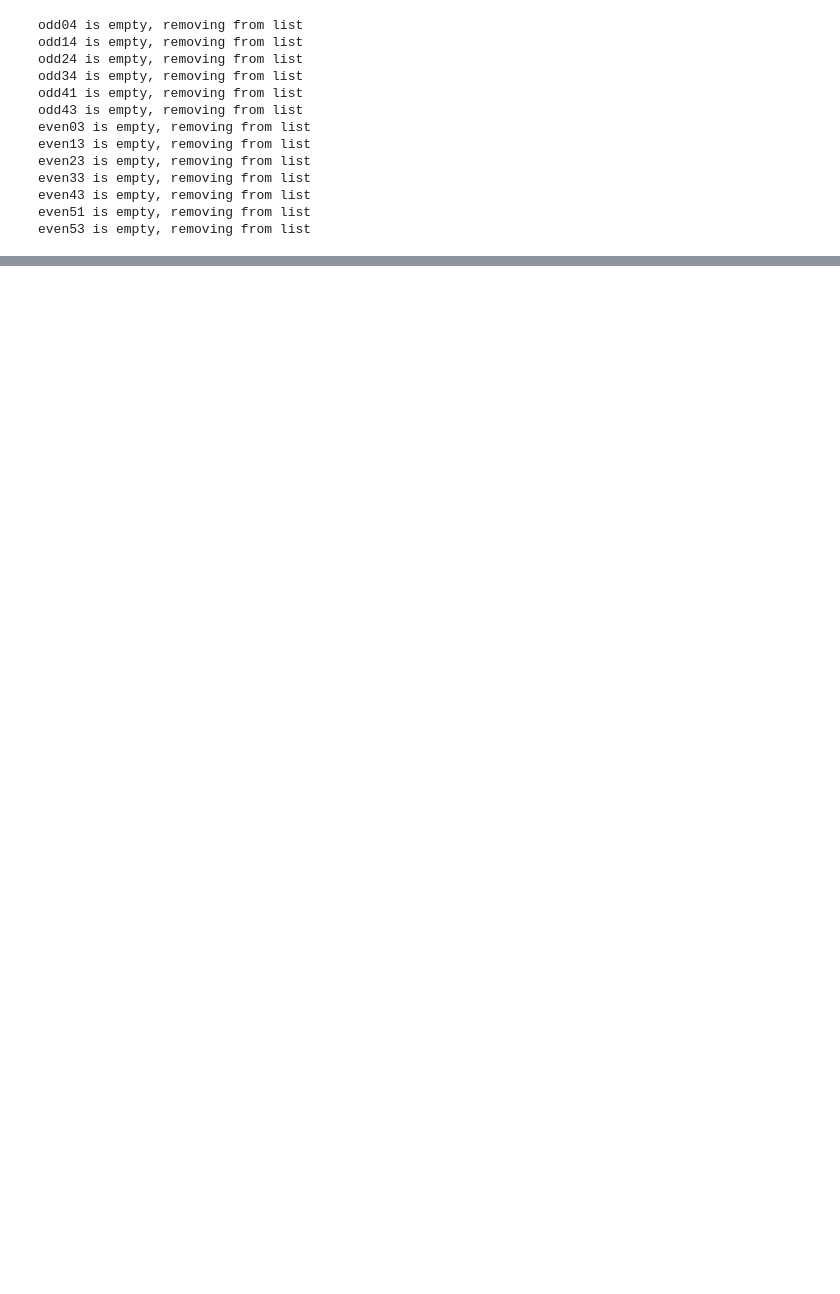
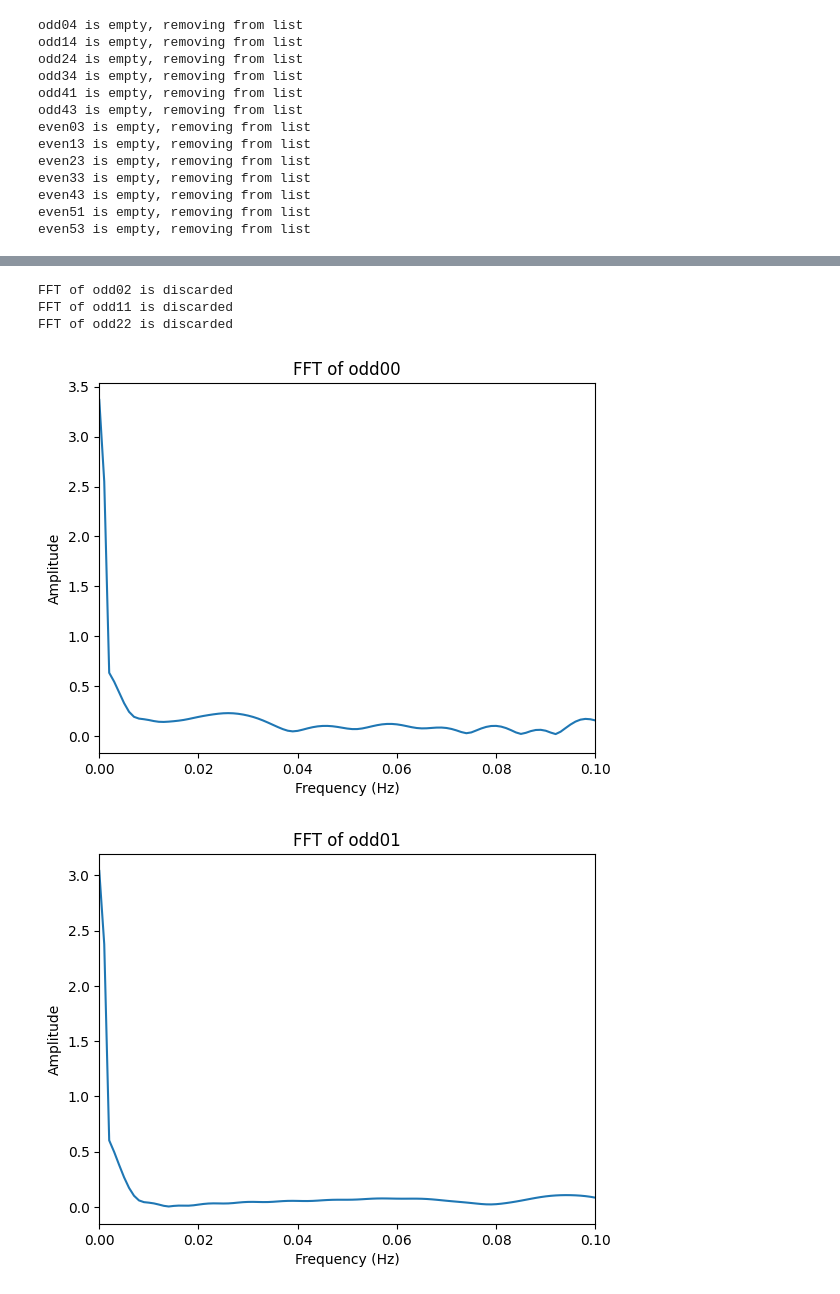
Before and after one commit to AL-255/BME417-Project, a Jupyter notebook: Data-Analysis/work.ipynb, the cells around one changed output, grey strips where cells are left out. Saved outputs shown, nothing was run; the diff lists cells and outputs as text; code cells hidden in the pictures; blank space fills up the shorter version.

```diff
--- a/Data-Analysis/work.ipynb
+++ b/Data-Analysis/work.ipynb
@@ -127,0 +207,35 @@ for coord_i in range(N_plot):
+# %%
+
+for coord in gan_cell_odd_resp.keys():
+    y = gan_cell_odd_resp[coord].copy()
+    x = t.copy()
+    # Take the points after t = 1000s
+    y = y[x > 1000]
+    # Remove DC from y
+    y = y - np.mean(y)
+    x = x[x > 1000]
+    # Apply windowing
+    y = y * np.hanning(len(y))
+
+    # Do fft
+    yf = np.fft.fft(y)
+    N = len(y)
+    xf = np.fft.fftfreq(N, d=x[1]-x[0])
+
+    # Discard FFT if the average amplitude is less than 0.1
+    if np.mean(np.abs(yf)) < 0.1:
+        print(f'FFT of odd{coord} is discarded')
+        continue
+    plt.figure()
+    plt.plot(xf[:N//2], 2.0/N * np.abs(yf[:N//2]))
+    plt.title(f'FFT of odd{coord}')
+    plt.xlabel('Frequency (Hz)')
+    plt.ylabel('Amplitude')
+    plt.xlim([0, 0.1])
+    plt.savefig(f'Run{run_name}_FFT_odd{coord}.png', dpi=300)
+# %% [output]
+FFT of odd02 is discarded
+FFT of odd11 is discarded
+FFT of odd22 is discarded
+[figure, added]
+[figure, added]
```
Also changed, not shown: parts of 5 cells of this notebook, 6 other files.
